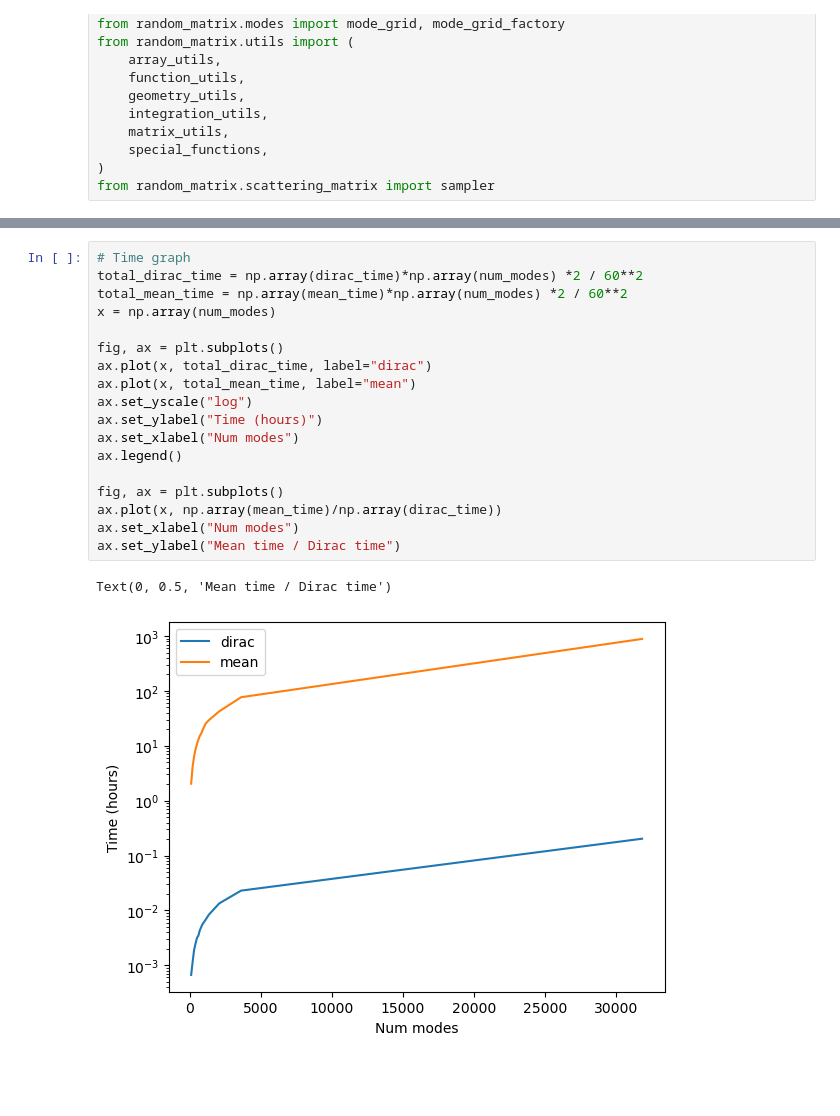
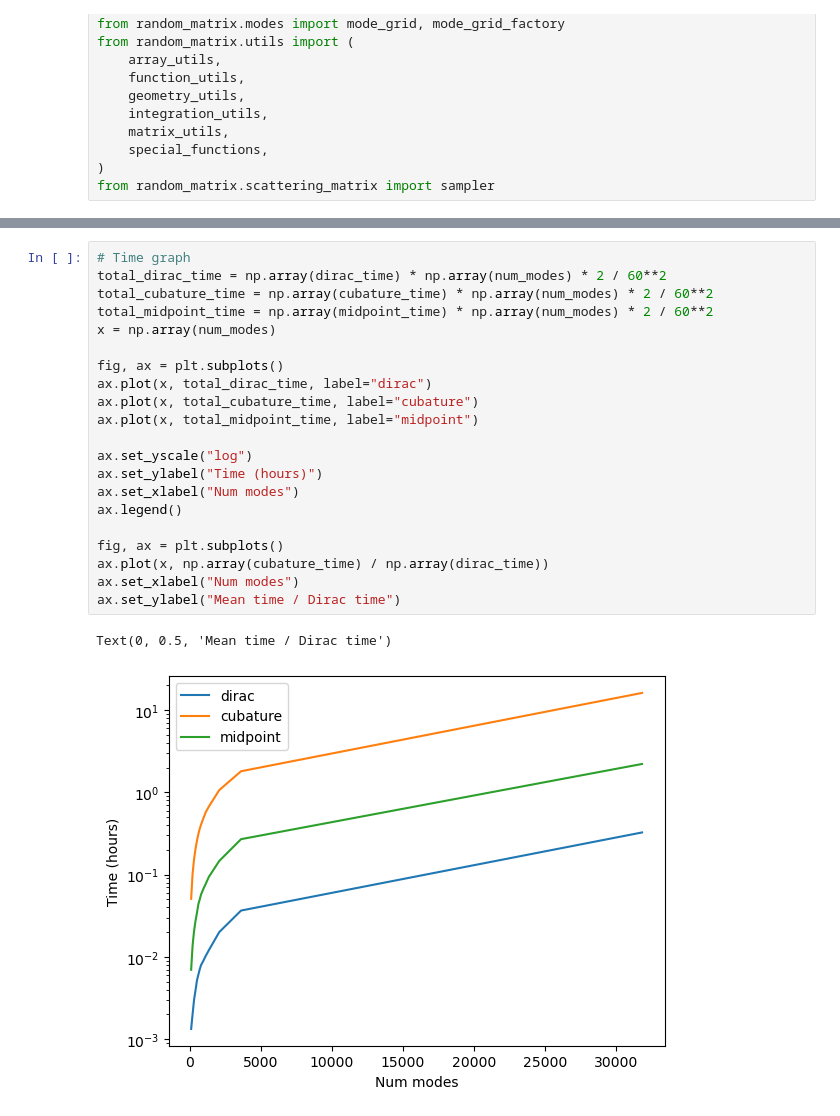
Before and after one commit to Optical-Theory-Group/random-matrix, a Jupyter notebook: dirac_test.ipynb, the cells around one changed output, grey strips where cells are left out. Saved outputs shown, nothing was run; the diff lists cells and outputs as text; blank space fills up the shorter version.

```diff
--- a/dirac_test.ipynb
+++ b/dirac_test.ipynb
@@ -294,21 +346,24 @@ dirac_time
 # %%
 # Time graph
-total_dirac_time = np.array(dirac_time)*np.array(num_modes) *2 / 60**2
-total_mean_time = np.array(mean_time)*np.array(num_modes) *2 / 60**2
+total_dirac_time = np.array(dirac_time) * np.array(num_modes) * 2 / 60**2
+total_cubature_time = np.array(cubature_time) * np.array(num_modes) * 2 / 60**2
+total_midpoint_time = np.array(midpoint_time) * np.array(num_modes) * 2 / 60**2
 x = np.array(num_modes)
 
 fig, ax = plt.subplots()
 ax.plot(x, total_dirac_time, label="dirac")
-ax.plot(x, total_mean_time, label="mean")
+ax.plot(x, total_cubature_time, label="cubature")
+ax.plot(x, total_midpoint_time, label="midpoint")
+
 ax.set_yscale("log")
 ax.set_ylabel("Time (hours)")
 ax.set_xlabel("Num modes")
 ax.legend()
 
 fig, ax = plt.subplots()
-ax.plot(x, np.array(mean_time)/np.array(dirac_time))
+ax.plot(x, np.array(cubature_time) / np.array(dirac_time))
 ax.set_xlabel("Num modes")
 ax.set_ylabel("Mean time / Dirac time")
 # %% [output]
 Text(0, 0.5, 'Mean time / Dirac time')
-[figure, old version]
+[figure, new version]
```
Also changed, not shown: parts of 9 cells of this notebook, 5 other files.
